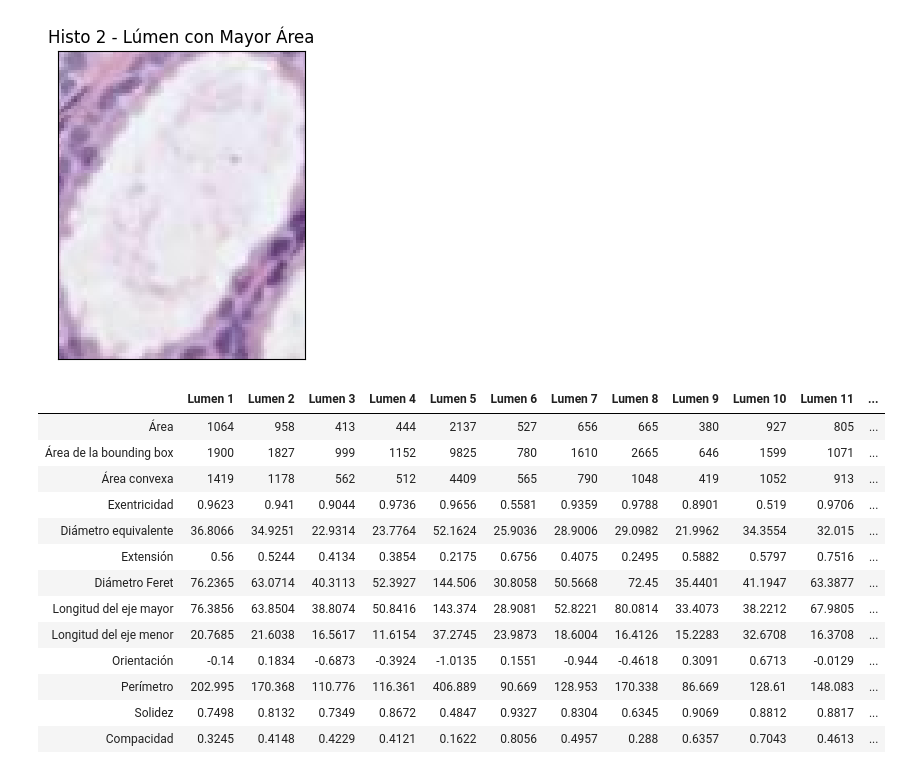
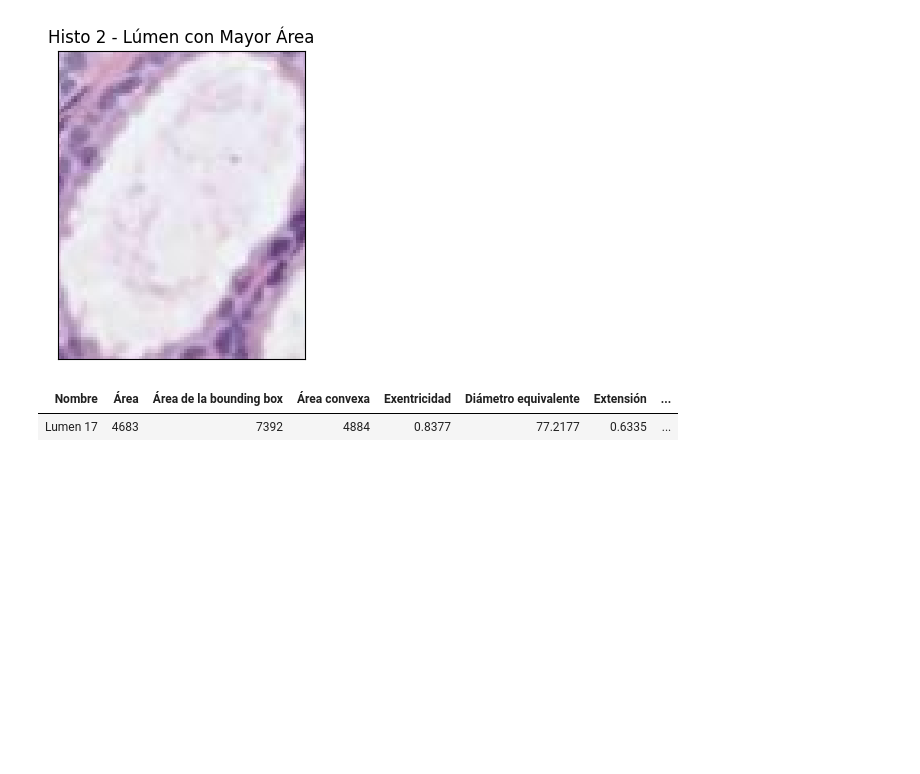
Before and after one commit to cedaniel200/viu-aprendizaje-supervisado, a Jupyter notebook: actividades/Actividad_Computer_Vision_C1_MenesesGuevara_CesarDaniel.ipynb, the cells around one changed output. Saved outputs shown, nothing was run; the diff lists cells and outputs as text; code cells hidden in the pictures; blank space fills up the shorter version.

```diff
--- a/actividades/Actividad_Computer_Vision_C1_MenesesGuevara_CesarDaniel.ipynb
+++ b/actividades/Actividad_Computer_Vision_C1_MenesesGuevara_CesarDaniel.ipynb
@@ -240,11 +246,10 @@ El lumen 4 tiene el mayor área: 13367.0
 # 12) Solidez
 # 13) Compacidad
 
-def tabular_informacion(propiedades):
-    num = len(propiedades[0])
-    headers = [f"Lumen {num}" for num in range(1, num)]
-    html_table = tabulate(propiedades, headers=headers, tablefmt="html")
+def tabular_informacion(posicion_lumen, propiedades):
+    prop = propiedades[posicion_lumen - 1]
+    html_table = tabulate([prop], headers="keys", tablefmt="html")
     display(HTML(html_table))
 
-tabular_informacion(histo_1_propiedades)
+tabular_informacion(posicion_lumen_con_mayor_area_histo_1, histo_1_propiedades)
 # %% [output]
@@ -302,25 +295,15 @@ visualizar_imagen(histo_2_con_contorno, "Histo 2 - Lúmenes")
 [figure]
 # %%
 histo_2_propiedades = obtener_propiedades_lumenes(histo_2_etiquetas, histo_2_num_etiquetas)
-histo_2_crop = crop_lumen_con_mayor_area(histo_2, histo_2_etiquetas, histo_2_propiedades)
+
+posicion_lumen_con_mayor_area_histo_2 = get_posicion_lumen_con_mayor_area(histo_2_propiedades)
+histo_2_crop = crop_lumen(posicion_lumen_con_mayor_area_histo_2, histo_2, histo_2_etiquetas)
 visualizar_imagen(histo_2_crop, "Histo 2 - Lúmen con Mayor Área")
 # %% [output]
 El lumen 17 tiene el mayor área: 4683.0
 [figure]
 # %%
-tabular_informacion(histo_2_propiedades)
+tabular_informacion(posicion_lumen_con_mayor_area_histo_2, histo_2_propiedades)
 # %% [output]
-|  | Lumen 1 | Lumen 2 | Lumen 3 | Lumen 4 | Lumen 5 | Lumen 6 | Lumen 7 | Lumen 8 | Lumen 9 | Lumen 10 | Lumen 11 | ... |
-| Área | 1064 | 958 | 413 | 444 | 2137 | 527 | 656 | 665 | 380 | 927 | 805 | ... |
-| Área de la bounding box | 1900 | 1827 | 999 | 1152 | 9825 | 780 | 1610 | 2665 | 646 | 1599 | 1071 | ... |
-| Área convexa | 1419 | 1178 | 562 | 512 | 4409 | 565 | 790 | 1048 | 419 | 1052 | 913 | ... |
-| Exentricidad | 0.9623 | 0.941 | 0.9044 | 0.9736 | 0.9656 | 0.5581 | 0.9359 | 0.9788 | 0.8901 | 0.519 | 0.9706 | ... |
-| Diámetro equivalente | 36.8066 | 34.9251 | 22.9314 | 23.7764 | 52.1624 | 25.9036 | 28.9006 | 29.0982 | 21.9962 | 34.3554 | 32.015 | ... |
-| Extensión | 0.56 | 0.5244 | 0.4134 | 0.3854 | 0.2175 | 0.6756 | 0.4075 | 0.2495 | 0.5882 | 0.5797 | 0.7516 | ... |
-| Diámetro Feret | 76.2365 | 63.0714 | 40.3113 | 52.3927 | 144.506 | 30.8058 | 50.5668 | 72.45 | 35.4401 | 41.1947 | 63.3877 | ... |
-| Longitud del eje mayor | 76.3856 | 63.8504 | 38.8074 | 50.8416 | 143.374 | 28.9081 | 52.8221 | 80.0814 | 33.4073 | 38.2212 | 67.9805 | ... |
-| Longitud del eje menor | 20.7685 | 21.6038 | 16.5617 | 11.6154 | 37.2745 | 23.9873 | 18.6004 | 16.4126 | 15.2283 | 32.6708 | 16.3708 | ... |
-| Orientación | -0.14 | 0.1834 | -0.6873 | -0.3924 | -1.0135 | 0.1551 | -0.944 | -0.4618 | 0.3091 | 0.6713 | -0.0129 | ... |
-| Perímetro | 202.995 | 170.368 | 110.776 | 116.361 | 406.889 | 90.669 | 128.953 | 170.338 | 86.669 | 128.61 | 148.083 | ... |
-| Solidez | 0.7498 | 0.8132 | 0.7349 | 0.8672 | 0.4847 | 0.9327 | 0.8304 | 0.6345 | 0.9069 | 0.8812 | 0.8817 | ... |
-| Compacidad | 0.3245 | 0.4148 | 0.4229 | 0.4121 | 0.1622 | 0.8056 | 0.4957 | 0.288 | 0.6357 | 0.7043 | 0.4613 | ... |
+| Nombre | Área | Área de la bounding box | Área convexa | Exentricidad | Diámetro equivalente | Extensión | ... |
+| Lumen 17 | 4683 | 7392 | 4884 | 0.8377 | 77.2177 | 0.6335 | ... |
```
Also changed, not shown: parts of 2 cells of this notebook.
